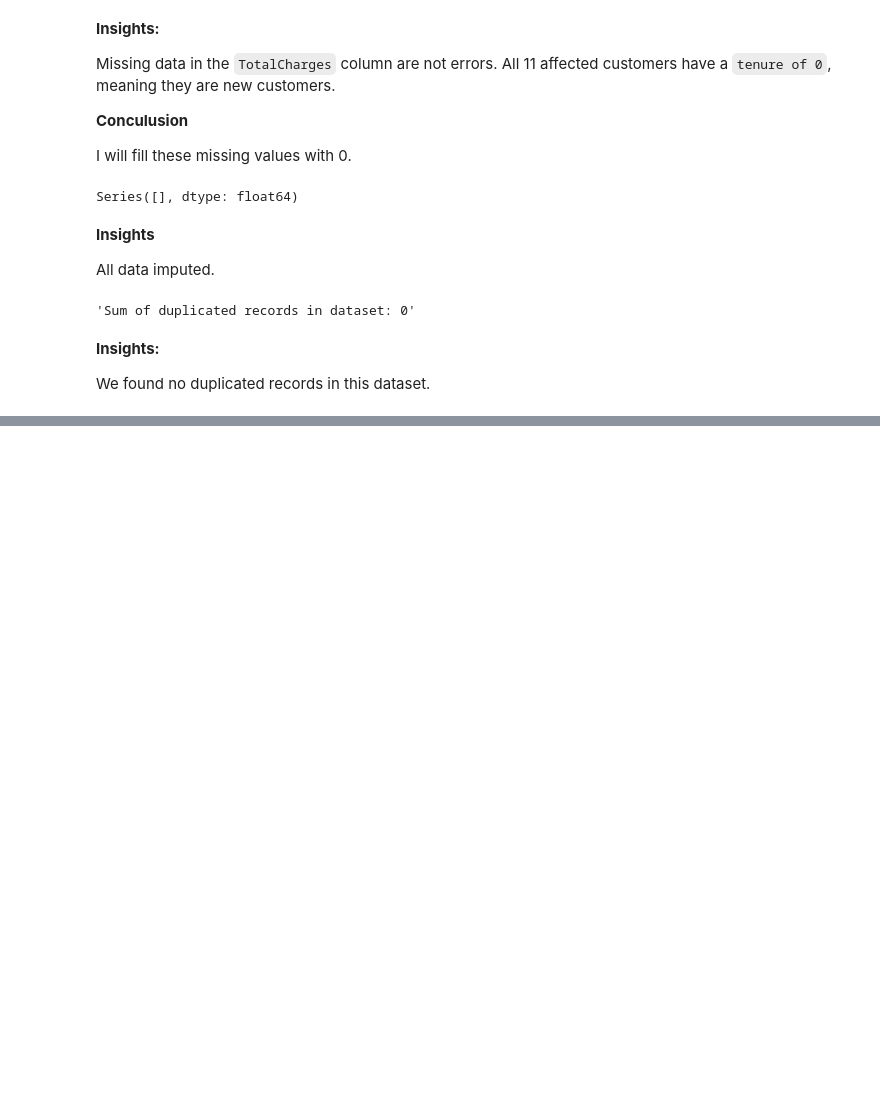
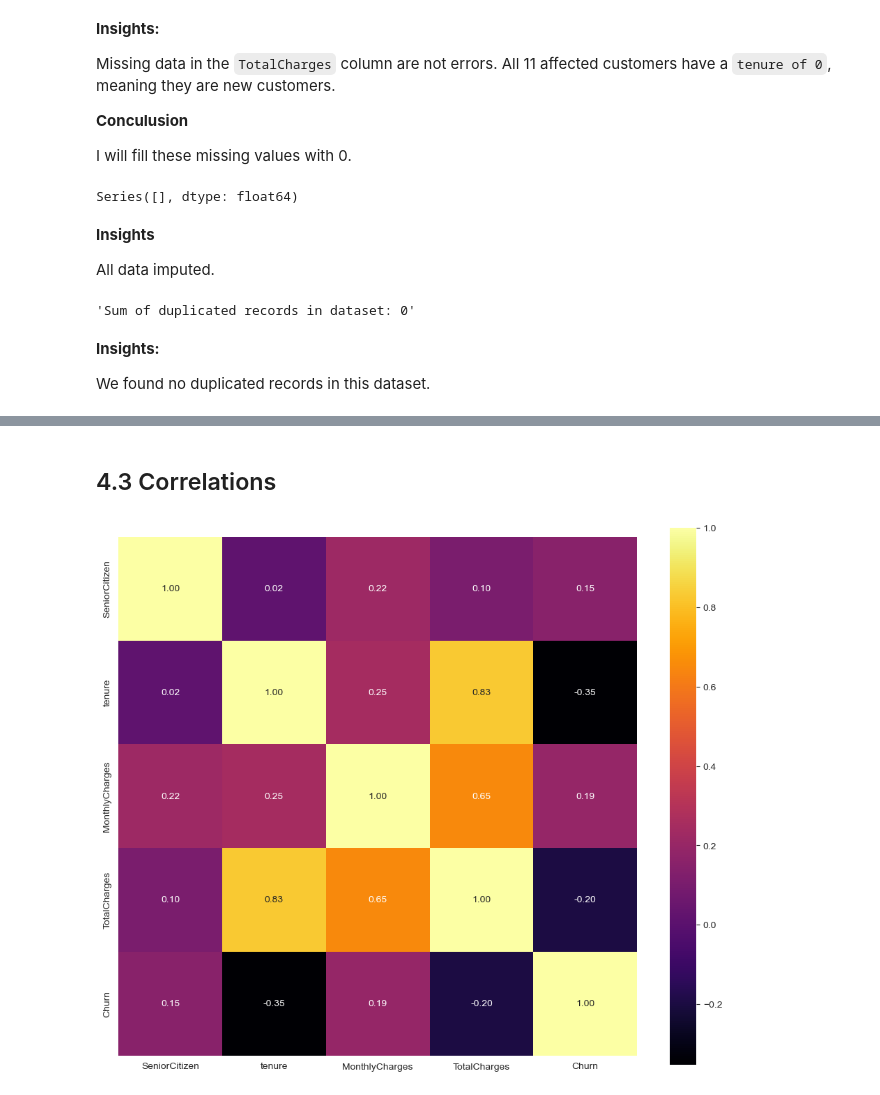
Before and after one commit to Oliwer1992/telco-customer-churn, a Jupyter notebook: 01_Data_Cleaning_and_EDA.ipynb, the cells around one changed output, grey strips where cells are left out. Drawn from its saved outputs; the diff is of its cells as text; code cells hidden in the pictures; blank space fills up the shorter version.

```diff
--- a/01_Data_Cleaning_and_EDA.ipynb
+++ b/01_Data_Cleaning_and_EDA.ipynb
@@ -138,0 +314,7 @@ We found no duplicated records in this dataset.
+# %% [markdown]
+## 4.3 Correlations
+# %%
+corr_viz = DataVisualizer(df)
+corr_viz.heatmap()
+# %% [output]
+[figure, added]
```
Also changed, not shown: parts of 21 cells of this notebook.
